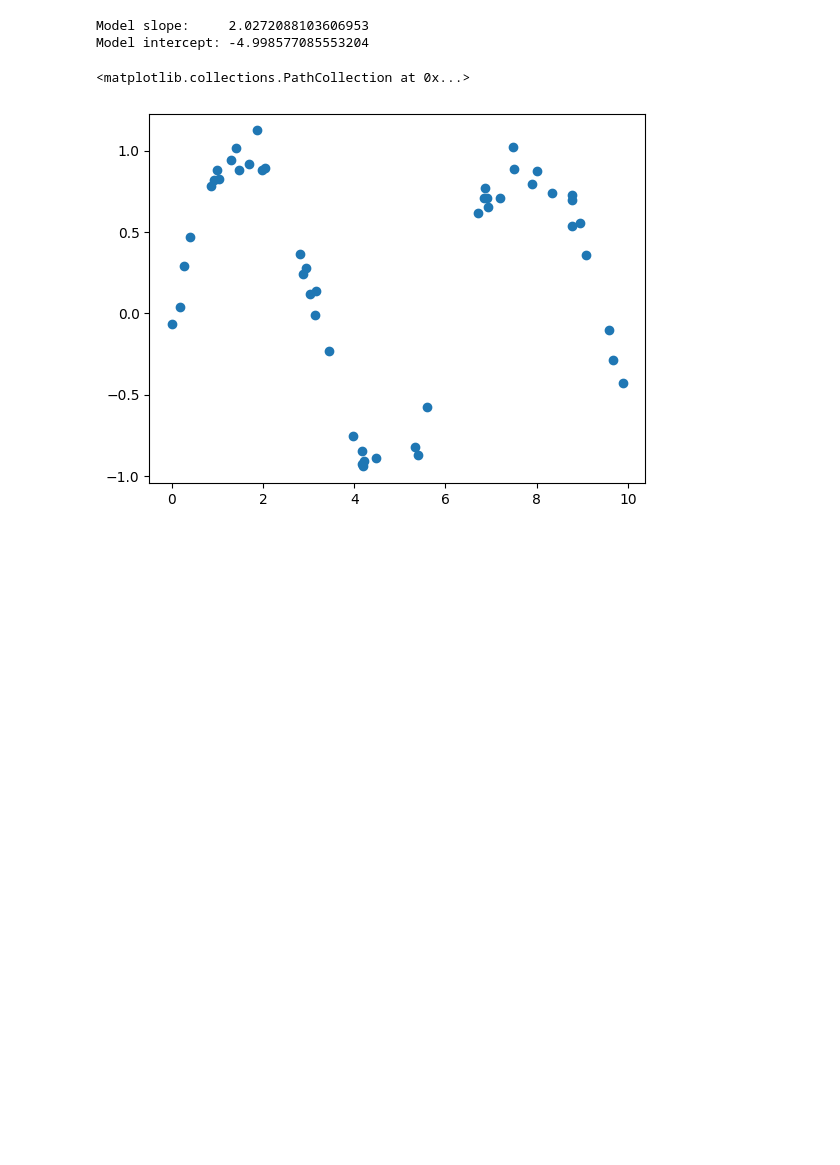
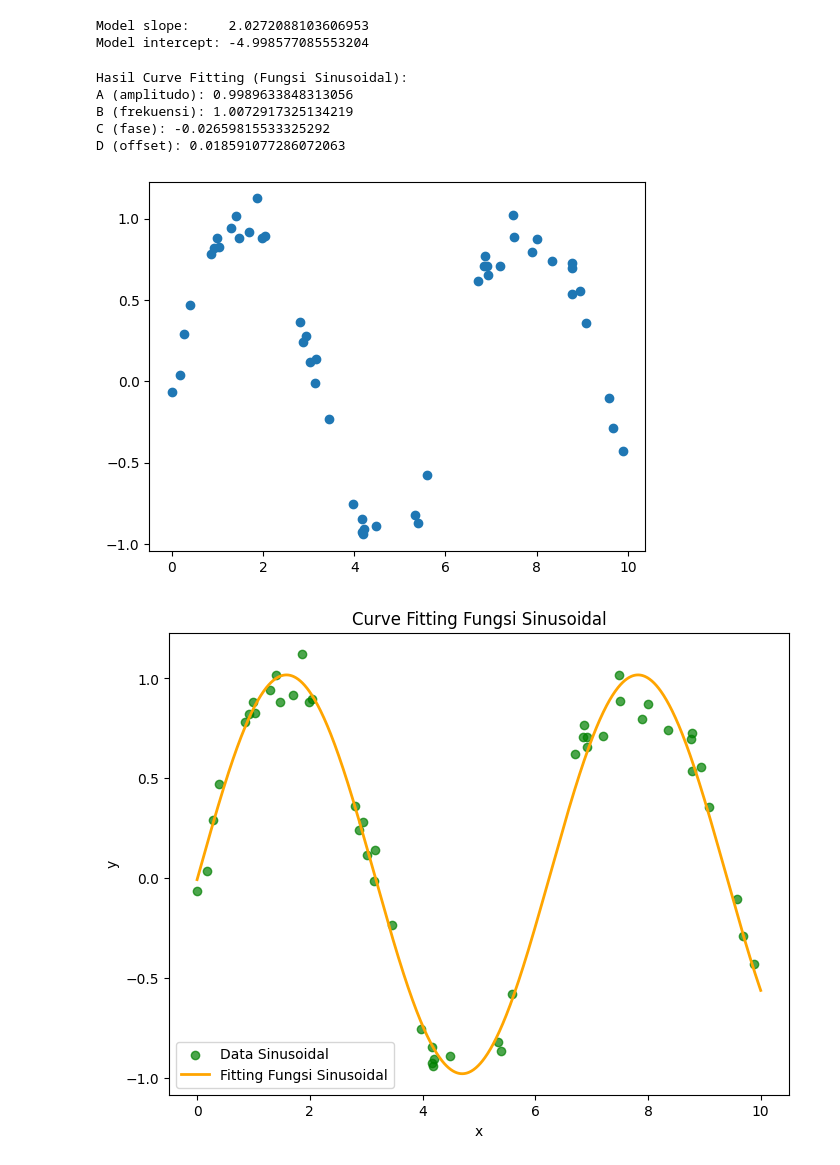
Before and after one commit to nur0779/Tugas-Komputasi-Numerik, a Jupyter notebook: curve_fit.ipynb, the cells around one changed output. Drawn from its saved outputs; the diff is of its cells as text; code cells hidden in the pictures; blank space fills up the shorter version.

```diff
--- a/curve_fit.ipynb
+++ b/curve_fit.ipynb
@@ -28,12 +30,47 @@ print("Model intercept:", model.intercept_)
 # %% [output]
 Model slope:     2.0272088103606953
 Model intercept: -4.998577085553204
-# %%
-rng = np.random.RandomState(1)
-x = 10 * rng.rand(50)
-y = np.sin(x) + 0.1 * rng.randn(50)
-
-plt.scatter(x, y)
-# %% [output]
-<matplotlib.collections.PathCollection at 0x...>
-[figure, removed]
+# %%
+rng = np.random.RandomState(1)
+x = 10 * rng.rand(50)
+y = np.sin(x) + 0.1 * rng.randn(50)
+
+plt.scatter(x, y)
+
+# Definisi fungsi sinusoidal untuk curve fitting
+def sinusoidal(x, A, B, C, D):
+    return A * np.sin(B * x + C) + D
+
+# Curve fitting untuk data sinusoidal
+initial_guess = [1, 1, 0, 0]  # Tebakan awal untuk parameter [A, B, C, D]
+params, covariance = curve_fit(sinusoidal, x2, y2, p0=initial_guess)
+
+# Ekstrak parameter yang diestimasi
+A, B, C, D = params
+print("\nHasil Curve Fitting (Fungsi Sinusoidal):")
+print(f"A (amplitudo): {A}")
+print(f"B (frekuensi): {B}")
+print(f"C (fase): {C}")
+print(f"D (offset): {D}")
+
+# Prediksi data menggunakan fungsi sinusoidal yang sesuai
+xfit2 = np.linspace(0, 10, 1000)  # Membuat data x untuk plot
+yfit2 = sinusoidal(xfit2, A, B, C, D)  # Prediksi y berdasarkan parameter yang diestimasi
+
+# Plot scatter dan hasil curve fitting sinusoidal
+plt.figure(figsize=(8, 6))
+plt.scatter(x2, y2, label='Data Sinusoidal', color='green', alpha=0.7)
+plt.plot(xfit2, yfit2, label='Fitting Fungsi Sinusoidal', color='orange', linewidth=2)
+plt.xlabel('x')
+plt.ylabel('y')
+plt.title('Curve Fitting Fungsi Sinusoidal')
+plt.legend()
+plt.show()
+# %% [output]
+Hasil Curve Fitting (Fungsi Sinusoidal):
+A (amplitudo): 0.9989633848313056
+B (frekuensi): 1.0072917325134219
+C (fase): -0.02659815533325292
+D (offset): 0.018591077286072063
+[figure, added]
+[figure, added]
```
Also changed, not shown: parts of 1 cell of this notebook.
